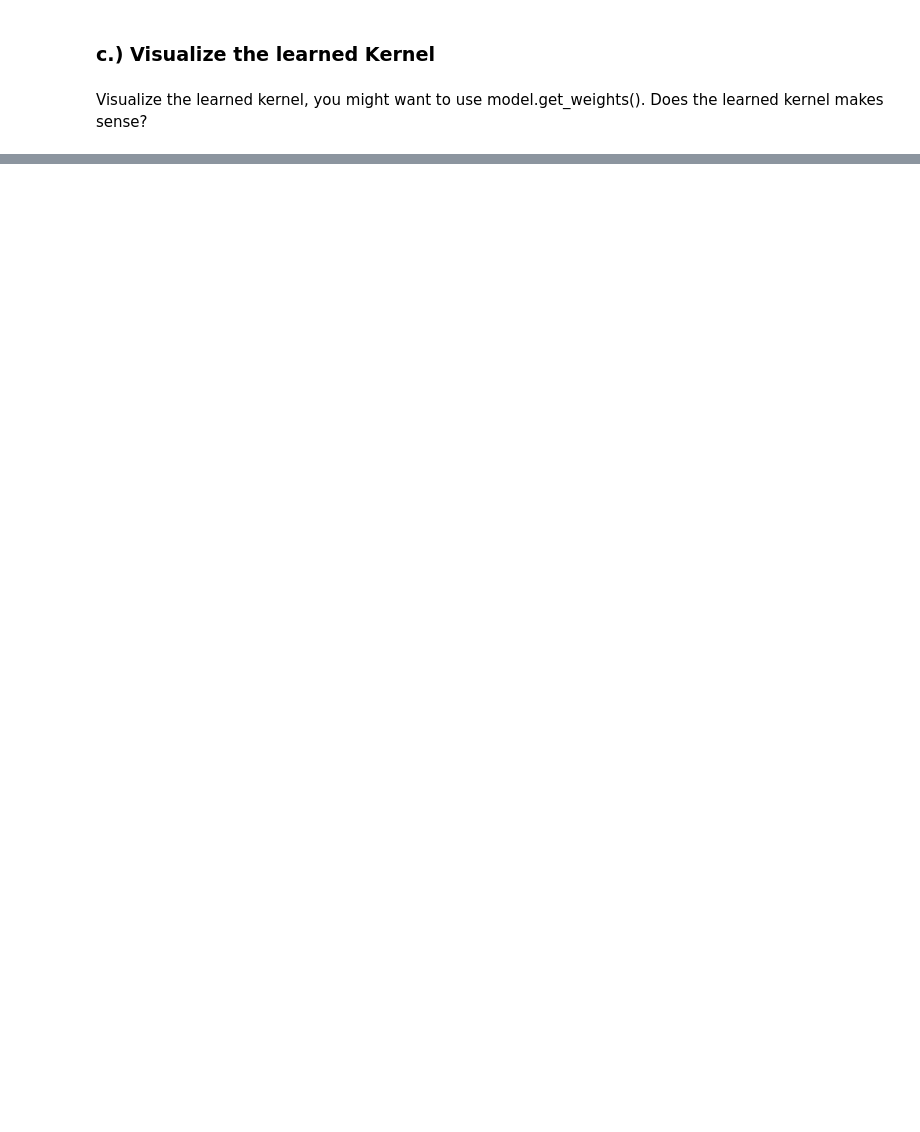
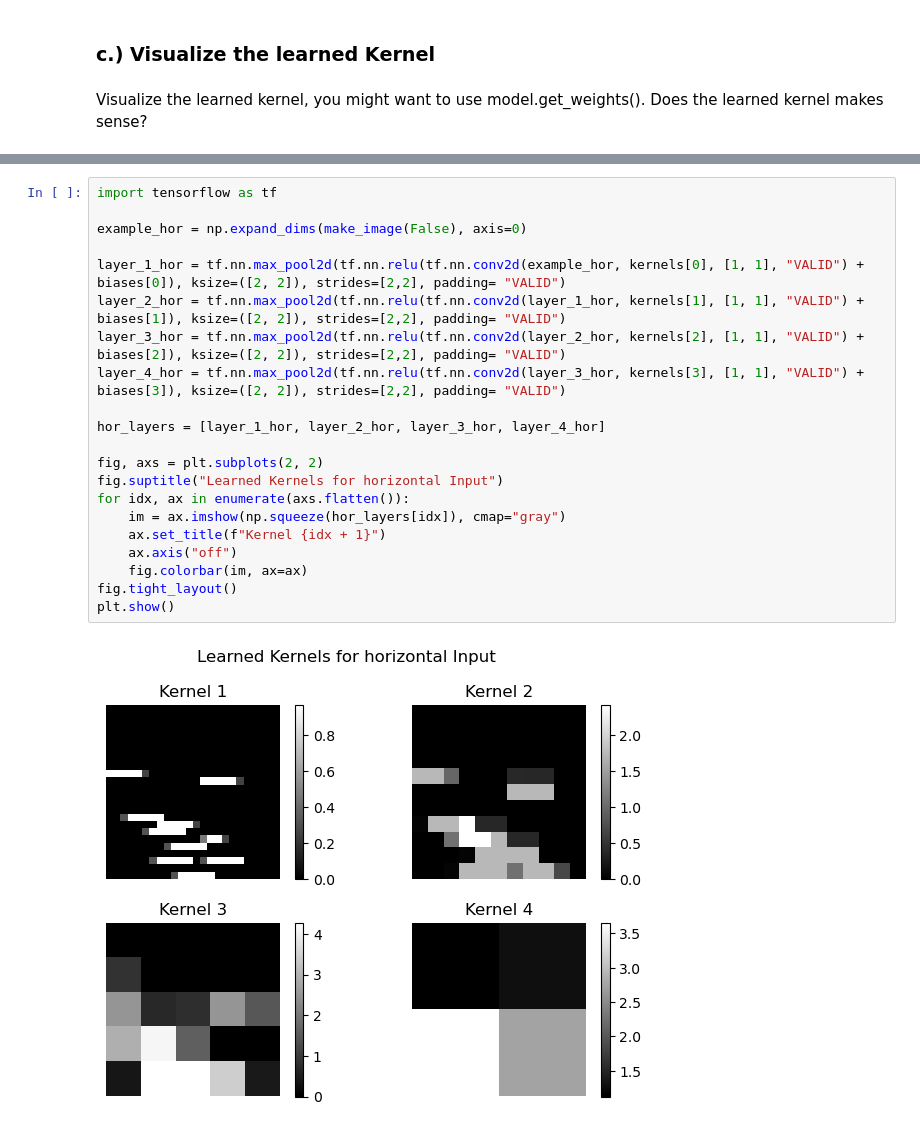
Before and after one commit to flnat/DeepLearning, a Jupyter notebook: Blatt_2/Edgelovers.ipynb, the cells around one changed output, grey strips where cells are left out. Cells and saved outputs as stored; diff of their text form; blank space fills up the shorter version.

```diff
--- a/Blatt_2/Edgelovers.ipynb
+++ b/Blatt_2/Edgelovers.ipynb
@@ -164,0 +173,23 @@ plt.show()
+# %%
+import tensorflow as tf
+
+example_hor = np.expand_dims(make_image(False), axis=0)
+
+layer_1_hor = tf.nn.max_pool2d(tf.nn.relu(tf.nn.conv2d(example_hor, kernels[0], [1, 1], "VALID") + biases[0]), ksize=([2, 2]), strides=[2,2], padding= "VALID")
+layer_2_hor = tf.nn.max_pool2d(tf.nn.relu(tf.nn.conv2d(layer_1_hor, kernels[1], [1, 1], "VALID") + biases[1]), ksize=([2, 2]), strides=[2,2], padding= "VALID")
+layer_3_hor = tf.nn.max_pool2d(tf.nn.relu(tf.nn.conv2d(layer_2_hor, kernels[2], [1, 1], "VALID") + biases[2]), ksize=([2, 2]), strides=[2,2], padding= "VALID")
+layer_4_hor = tf.nn.max_pool2d(tf.nn.relu(tf.nn.conv2d(layer_3_hor, kernels[3], [1, 1], "VALID") + biases[3]), ksize=([2, 2]), strides=[2,2], padding= "VALID")
+
+hor_layers = [layer_1_hor, layer_2_hor, layer_3_hor, layer_4_hor]
+
+fig, axs = plt.subplots(2, 2)
+fig.suptitle("Learned Kernels for horizontal Input")
+for idx, ax in enumerate(axs.flatten()):
+    im = ax.imshow(np.squeeze(hor_layers[idx]), cmap="gray")
+    ax.set_title(f"Kernel {idx + 1}")
+    ax.axis("off")
+    fig.colorbar(im, ax=ax)
+fig.tight_layout()
+plt.show()
+# %% [output]
+[figure, added]
```
Also changed, not shown: parts of 11 cells of this notebook, 1 other file.
